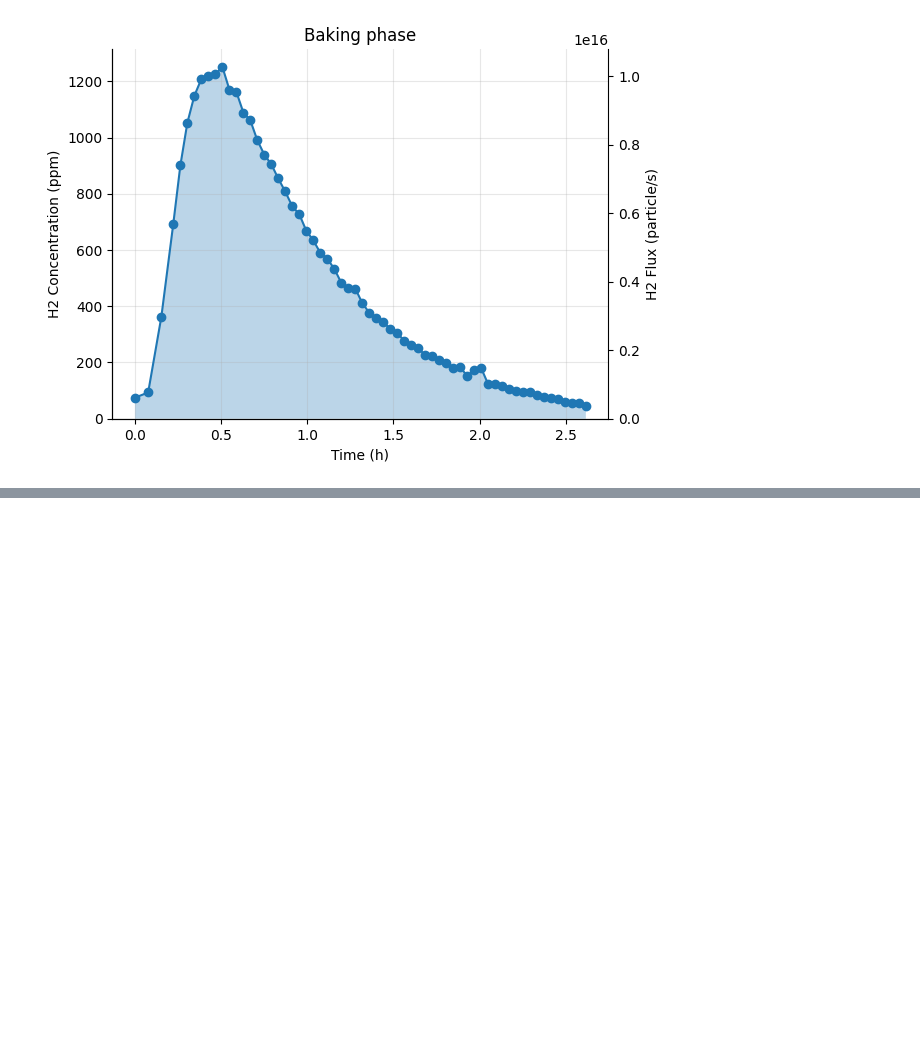
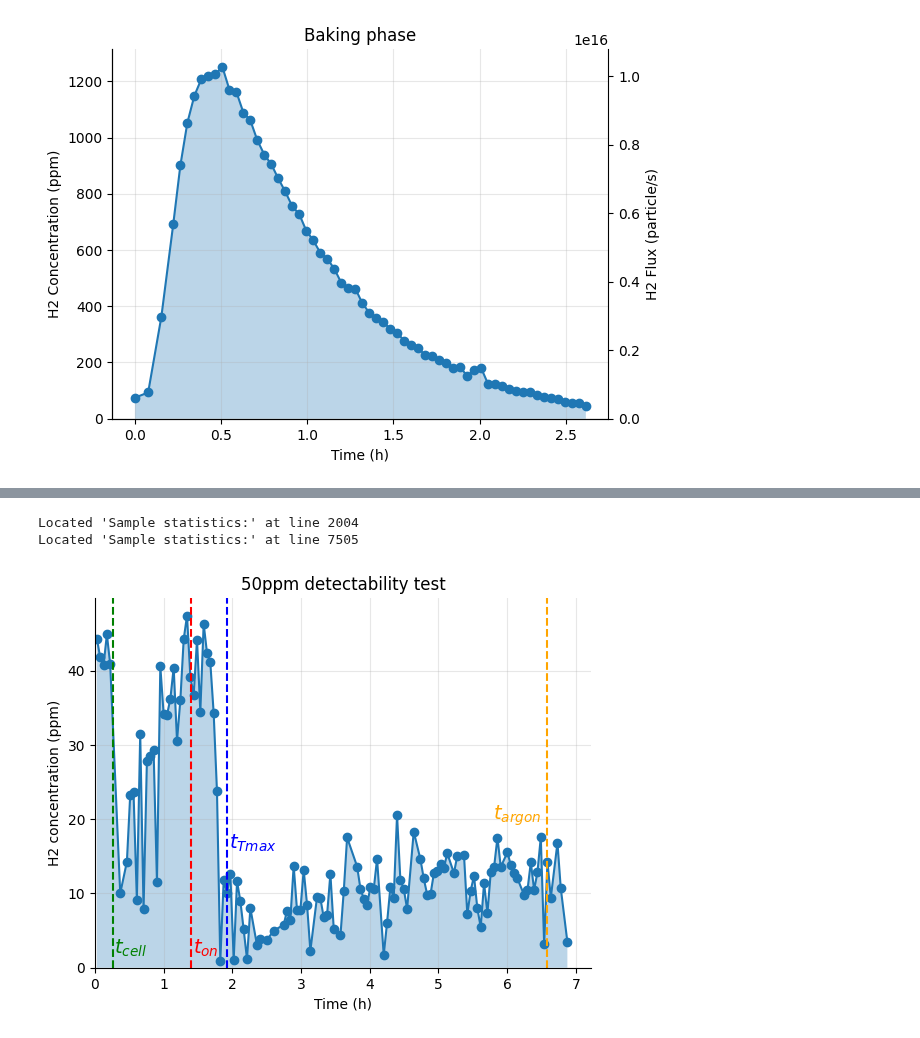
Before and after one commit to RemDelaporteMathurin/hyperion, a Jupyter notebook: first_run.ipynb, the cells around one changed output, grey strips where cells are left out. Saved outputs shown, nothing was run; the diff lists cells and outputs as text; code cells hidden in the pictures; blank space fills up the shorter version.

```diff
--- a/first_run.ipynb
+++ b/first_run.ipynb
@@ -266,0 +317,66 @@ Located 'Sample statistics:' at line 1216
+# %%
+from read_data_from_gc import *
+
+filename = "50ppm_detectability_04_22.csv"
+filename2 = '50_ppm_detectability_continued_04_22.csv'
+
+data = read_data(filename)
+data2 = read_data(filename2)
+dates = [parse(date) for date in data["Injection_Acquired_Date"]]
+
+dates = dates + [parse(date) for date in data2["Injection_Acquired_Date"]]
+concentrations = data["Amount_ppm"].tolist() + data2["Amount_ppm"].tolist()
+concentrations *= htm.ureg.ppm
+
+# Converting list of datetime.datetime objects to list of times in seconds since time_start
+time_start = parse("2024-04-22 11:05:00-04:00")
+times_in_seconds = np.array(convert_dates_to_time(dates, time_start))
+times_in_hours = times_in_seconds / 3600
+plt.plot(times_in_hours, concentrations, marker="o")
+plt.fill_between(times_in_hours, concentrations, alpha=0.3)
+plt.ylabel(f"H2 concentration ({concentrations.units: ~P})")
+plt.ylim(bottom=0)
+plt.xlabel("Time (h)")
+plt.grid(alpha=0.3)
+plt.xlim(left=0)
+
+t_cell = parse("2024-04-22 11:21:00-04:00")
+plt.axvline((t_cell - time_start).total_seconds() / 3600, color="green", linestyle="--")
+plt.annotate(r"$t_{cell}$", ((t_cell - time_start).total_seconds() / 3600 * 1.02, 1.85), color="green", fontsize=14)
+
+t_on = parse("2024-04-22 12:29:00-04:00")
+plt.axvline((t_on - time_start).total_seconds() / 3600, color="red", linestyle="--")
+plt.annotate(r"$t_{on}$", ((t_on - time_start).total_seconds() / 3600 * 1.02, 1.85), color="red", fontsize=14)
+
+t_Tmax = parse("2024-04-22 13:00:00-04:00")
+plt.axvline((t_Tmax - time_start).total_seconds() / 3600, color="blue", linestyle="--")
+plt.annotate(r"$t_{Tmax}$", ((t_Tmax - time_start).total_seconds() / 3600 * 1.02, 16), color="blue", fontsize=14)
+
+t_argon = parse("2024-04-22 17:40:00-04:00")
+plt.axvline((t_argon - time_start).total_seconds() / 3600, color="orange", linestyle="--")
+plt.annotate(r"$t_{argon}$", ((t_argon - time_start).total_seconds() / 3600 * 0.88, 20), color="orange", fontsize=14)
+
+# add a twin y axis to show the equivalent flux
+# ax1 = plt.gca()
+# ax2 = ax1.twinx()
+
+
+# ylim_flux = gas_concentration_to_flux(
+#     ppm_to_concentration(
+#         ax1.get_ylim() * concentrations.units, MOLAR_MASS_H2, MOLAR_VOL_RT
+#     ),
+#     flow_rate,
+# ).to(htm.ureg.particle / htm.ureg.s)
+# ax2.set_ylim(ylim_flux)
+# ax2.yaxis.set_units(ylim_flux.units)
+# # set right axis visible
+# ax2.spines["right"].set_visible(True)
+# ax2.set_ylabel(f"H2 Flux ({ylim_flux.units: ~P})")
+#plt.savefig("dry_run.svg")
+plt.title("50ppm detectability test")
+plt.savefig('/Users/jaron/Downloads/50ppm_test.png', dpi=300)
+plt.show()
+# %% [output]
+Located 'Sample statistics:' at line 2004
+Located 'Sample statistics:' at line 7505
+[figure, added]
```
Also changed, not shown: parts of 4 cells of this notebook, 6 other files.
